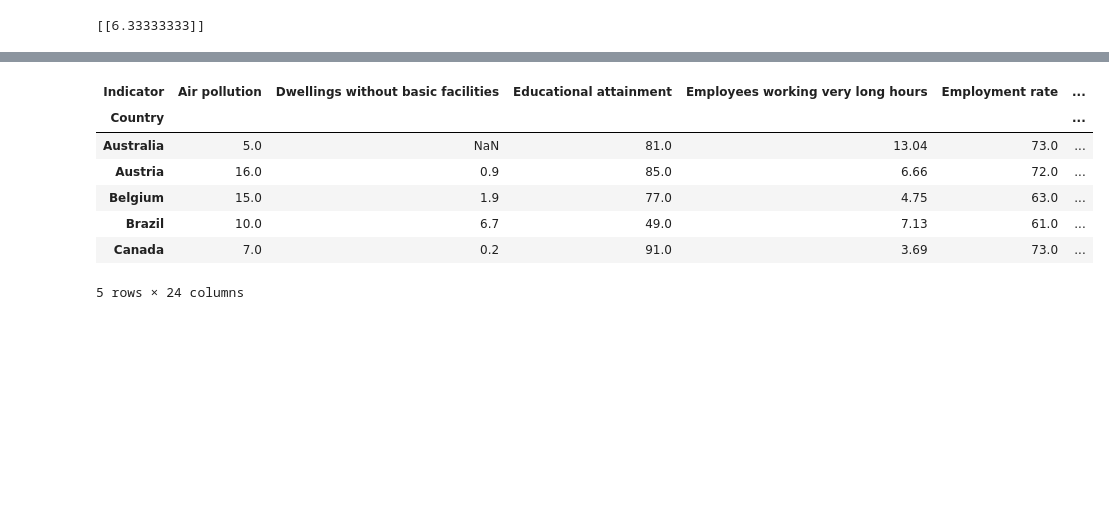
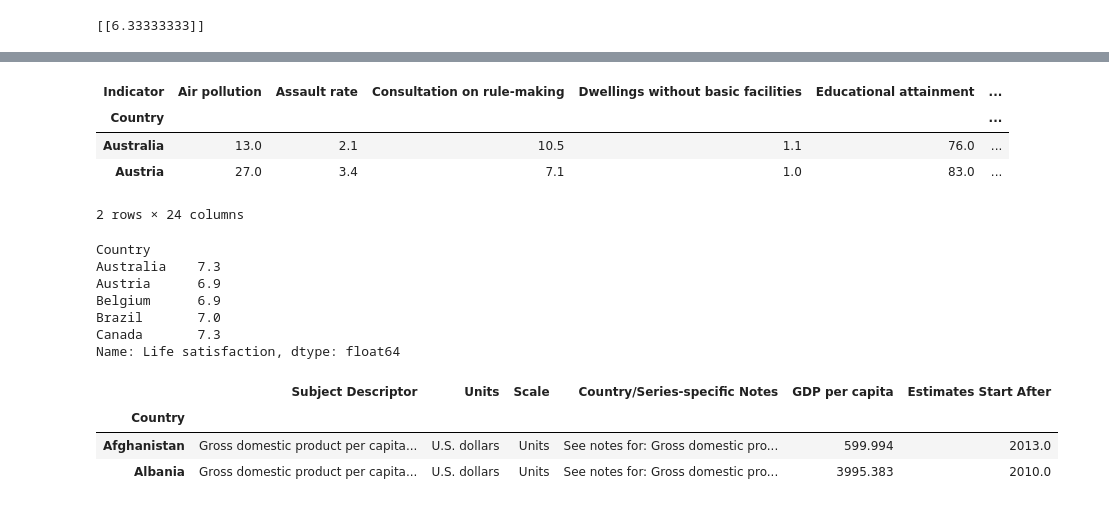
Before and after one commit to iupui-soic/pybootcamp, a Jupyter notebook: keerthikasunchu_day1.ipynb, the cells around one changed output, grey strips where cells are left out. Cells and saved outputs as stored; diff of their text form; code cells hidden in the pictures; blank space fills up the shorter version.

```diff
--- a/keerthikasunchu_day1.ipynb
+++ b/keerthikasunchu_day1.ipynb
@@ -117,0 +64,10 @@ gdp_per_capita.head()
+# %%
+import os
+datapath = os.path.join("datasets", "lifesat", "")
+import urllib.request
+DOWNLOAD_ROOT = "https://raw.githubusercontent.com/ageron/handson-ml2/master/"
+os.makedirs(datapath, exist_ok=True)
+for filename in ("oecd_bli_2015.csv", "gdp_per_capita.csv"):
+    print("Downloading", filename)
+    url = DOWNLOAD_ROOT + "datasets/lifesat/" + filename
+    urllib.request.urlretrieve(url, datapath + filename)
@@ -118,14 +77,33 @@ gdp_per_capita.head()
 # %%
+oecd_bli = pd.read_csv(datapath + "oecd_bli_2015.csv", thousands=',')
 oecd_bli = oecd_bli[oecd_bli["INEQUALITY"]=="TOT"]
 oecd_bli = oecd_bli.pivot(index="Country", columns="Indicator", values="Value")
-oecd_bli.head()
+oecd_bli.head(2)
 # %% [output]
-| Indicator | Air pollution | Dwellings without basic facilities | Educational attainment | Employees working very long hours | Employment rate | ... |
+| Indicator | Air pollution | Assault rate | Consultation on rule-making | Dwellings without basic facilities | Educational attainment | ... |
 | Country |  |  |  |  |  | ... |
-| Australia | 5.0 | NaN | 81.0 | 13.04 | 73.0 | ... |
-| Austria | 16.0 | 0.9 | 85.0 | 6.66 | 72.0 | ... |
-| Belgium | 15.0 | 1.9 | 77.0 | 4.75 | 63.0 | ... |
-| Brazil | 10.0 | 6.7 | 49.0 | 7.13 | 61.0 | ... |
-| Canada | 7.0 | 0.2 | 91.0 | 3.69 | 73.0 | ... |
+| Australia | 13.0 | 2.1 | 10.5 | 1.1 | 76.0 | ... |
+| Austria | 27.0 | 3.4 | 7.1 | 1.0 | 83.0 | ... |
-5 rows × 24 columns
+2 rows × 24 columns
+# %%
+oecd_bli["Life satisfaction"].head()
+# %% [output]
+Country
+Australia    7.3
+Austria      6.9
+Belgium      6.9
+Brazil       7.0
+Canada       7.3
+Name: Life satisfaction, dtype: float64
+# %%
+gdp_per_capita = pd.read_csv(datapath+"gdp_per_capita.csv", thousands=',', delimiter='\t',
+                             encoding='latin1', na_values="n/a")
+gdp_per_capita.rename(columns={"2015": "GDP per capita"}, inplace=True)
+gdp_per_capita.set_index("Country", inplace=True)
+gdp_per_capita.head(2)
+# %% [output]
+|  | Subject Descriptor | Units | Scale | Country/Series-specific Notes | GDP per capita | Estimates Start After |
+| Country |  |  |  |  |  |  |
+| Afghanistan | Gross domestic product per capita... | U.S. dollars | Units | See notes for: Gross domestic pro... | 599.994 | 2013.0 |
+| Albania | Gross domestic product per capita... | U.S. dollars | Units | See notes for: Gross domestic pro... | 3995.383 | 2010.0 |
 # %%
```
Also changed, not shown: parts of 17 cells of this notebook.
